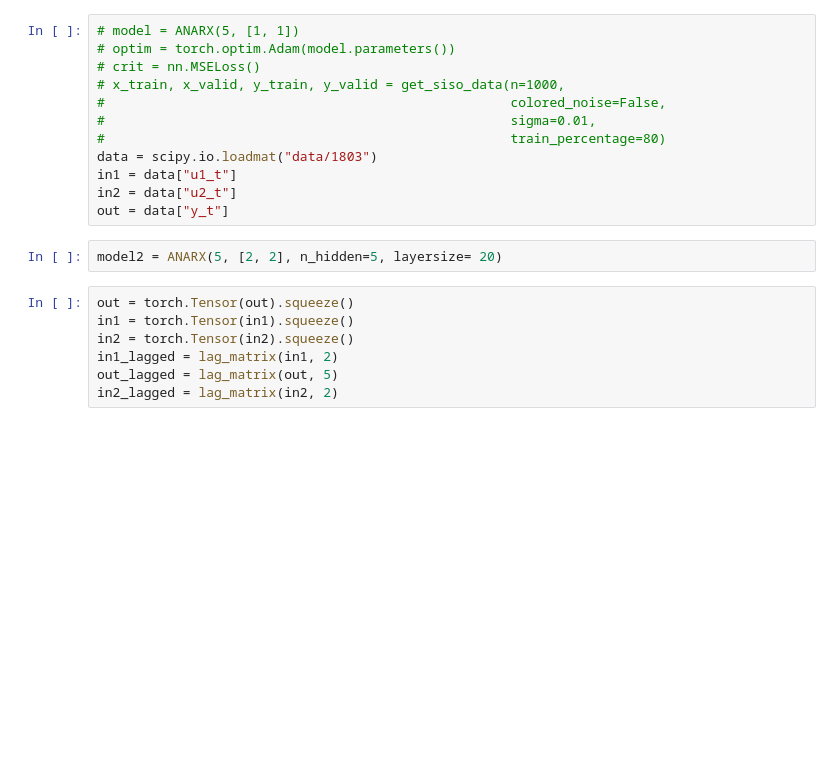
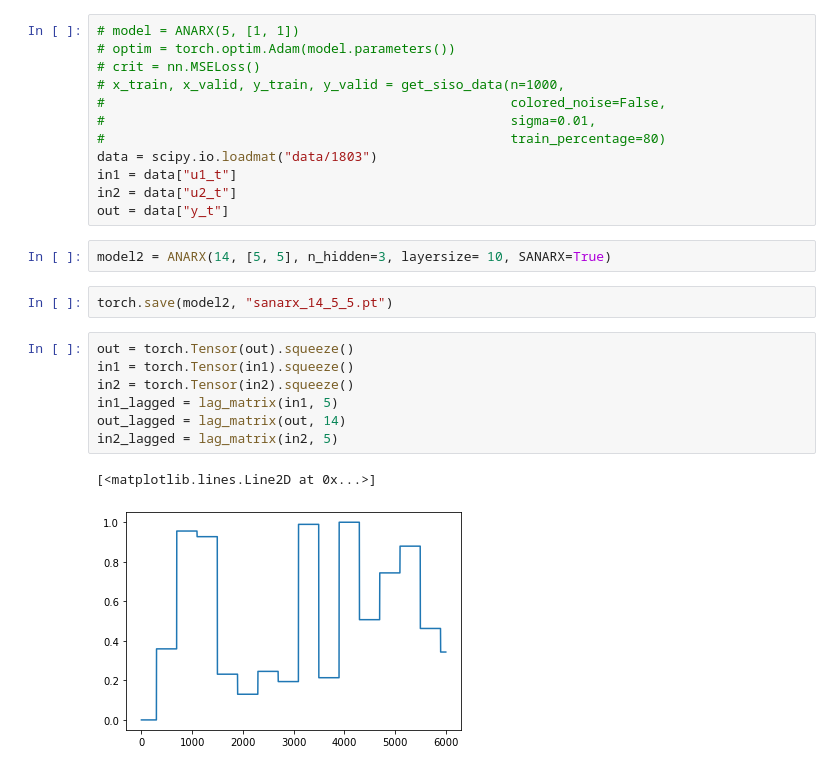
Before and after one commit to jubra97/Projektmodul, a Jupyter notebook: Valentin macht alles neu/unified/train.ipynb, the cells around one changed output. Drawn from its saved outputs; the diff is of its cells as text; blank space fills up the shorter version.

```diff
--- a/Valentin macht alles neu/unified/train.ipynb
+++ b/Valentin macht alles neu/unified/train.ipynb
@@ -26,14 +26,19 @@ in1 = data["u1_t"]
 in2 = data["u2_t"]
 out = data["y_t"]
 # %%
-model2 = ANARX(5, [2, 2], n_hidden=5, layersize= 20)
+model2 = ANARX(14, [5, 5], n_hidden=3, layersize= 10, SANARX=True)
+# %%
+torch.save(model2, "sanarx_14_5_5.pt")
 # %%
 out = torch.Tensor(out).squeeze()
 in1 = torch.Tensor(in1).squeeze()
 in2 = torch.Tensor(in2).squeeze()
-in1_lagged = lag_matrix(in1, 2)
-out_lagged = lag_matrix(out, 5)
-in2_lagged = lag_matrix(in2, 2)
+in1_lagged = lag_matrix(in1, 5)
+out_lagged = lag_matrix(out, 14)
+in2_lagged = lag_matrix(in2, 5)
+# %% [output]
+[<matplotlib.lines.Line2D at 0x...>]
+[figure, added]
 # %%
 plt.plot(out.detach().numpy())
 plt.plot(model2.predict([in1, in2]).detach().numpy())
```
Also changed, not shown: parts of 3 cells of this notebook, 6 other files.
